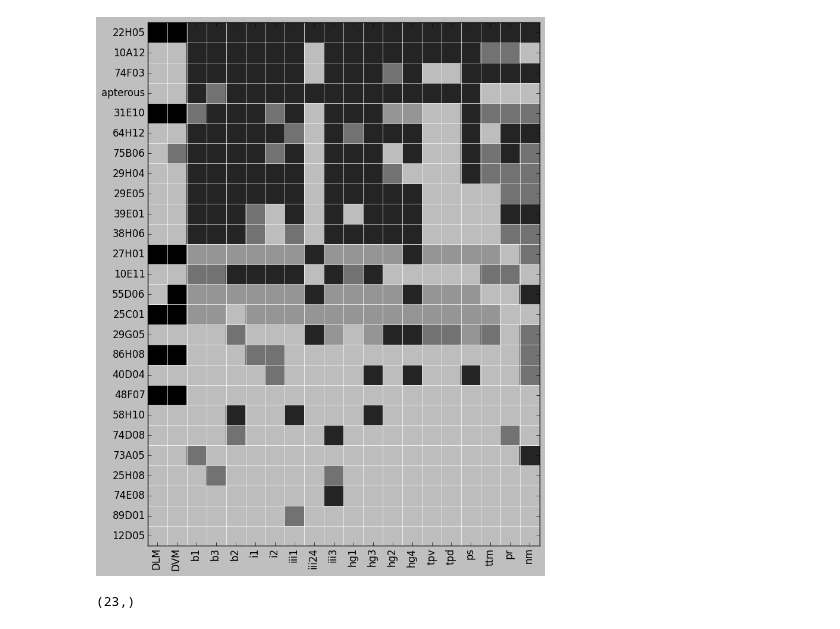
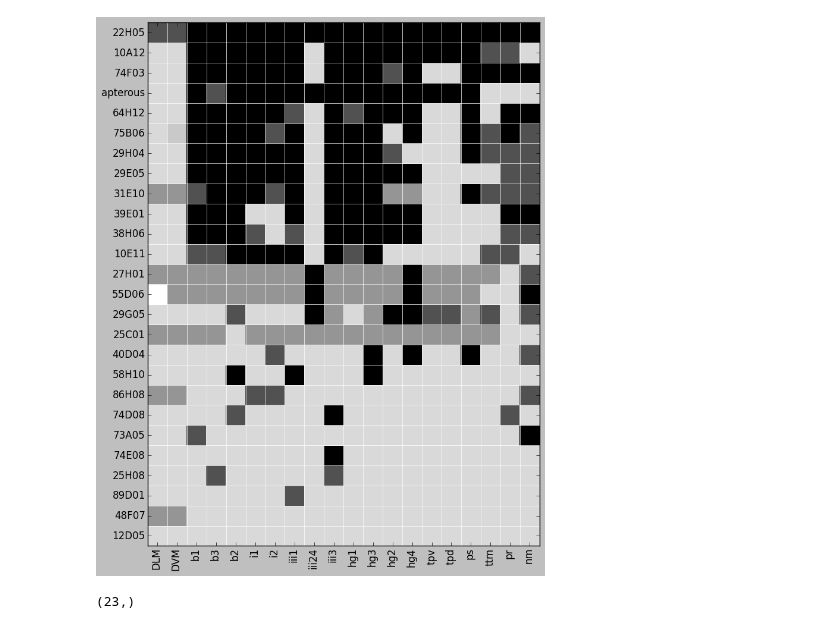
Before and after one commit to psilentp/flight-muscles, a Jupyter notebook: experimental/mn_expression_matrix_plot/mn_expression_matrix.ipynb, the cells around one changed output. Cells and saved outputs as stored; diff of their text form; code cells hidden in the pictures.

```diff
--- a/experimental/mn_expression_matrix_plot/mn_expression_matrix.ipynb
+++ b/experimental/mn_expression_matrix_plot/mn_expression_matrix.ipynb
@@ -37,9 +37,8 @@ DVM_float = convert_to_float(DVM)
 steering_float = convert_to_float(steering)
 # %%
 #re-stack with the DLM and DVM data collapsed into a single variable
-imgarray = np.hstack((np.nansum(DLM_float,axis=1)[:,np.newaxis],np.nansum(DVM_float,axis=1)[:,np.newaxis],steering_float))
+imgarray = np.hstack((np.nanmean(DLM_float,axis=1)[:,np.newaxis],np.nanmean(DVM_float,axis=1)[:,np.newaxis],steering_float))
 nanidx = np.isnan(imgarray)
-imgarray = imgarray
 imgarray = imgarray.astype(float)
 imgarray = imgarray+0.5
 imgarray[nanidx] = 0
@@ -54,25 +53,25 @@ muscle_names = ['DLM','DVM',
 # %%
 #plot the matrix
 plb.figure(figsize = (8.5,11))
 nline,nmusc = np.shape(imgarray)
 sortkeys = np.nansum(imgarray,axis=1)
 sidx = np.argsort(sortkeys)
 pltarray = imgarray[sidx,:]
 pltarray = imgarray[sidx,:]
 trim_lines = 0
-plb.pcolor(pltarray[trim_lines:,:]+1,cmap = plb.cm.Greys,vmin = 0,vmax=4)
+plb.pcolor(pltarray[trim_lines:,:],cmap = plb.cm.Greys,vmin = 0,vmax=2)
 lns = [plb.plot([x,x],[0,nline-trim_lines],color = 'w',lw =0.5) for x in range(nmusc)]
 lns = [plb.plot([0,nmusc],[x,x],color = 'w',lw =0.5) for x in range(nline-trim_lines)]
 nms = linenames[sidx][trim_lines:]
 plb.yticks(arange(0,nline-trim_lines)+0.5)
 tlbs = plb.gca().set_yticklabels(nms)
 plb.xticks(arange(0,len(muscle_names))+0.5,rotation = 'vertical')
 mlbs = plb.gca().set_xticklabels(muscle_names)
 gca().set_xbound(0,nmusc)
 gca().set_ybound(0,nline)
 #place plot
 display(plb.gcf())
 savefig('line_profile.pdf')
 plb.close()
 # %% [output]
-[figure, old version]
+[figure, new version]
```
Also changed, not shown: parts of 2 cells of this notebook, 5 other files.
